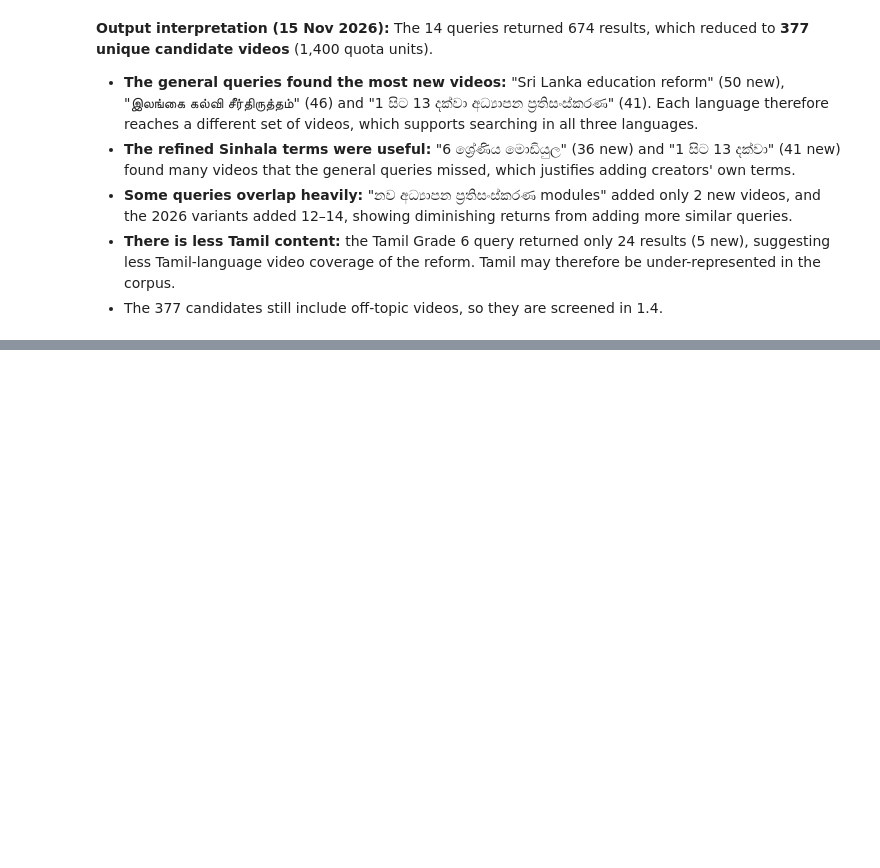
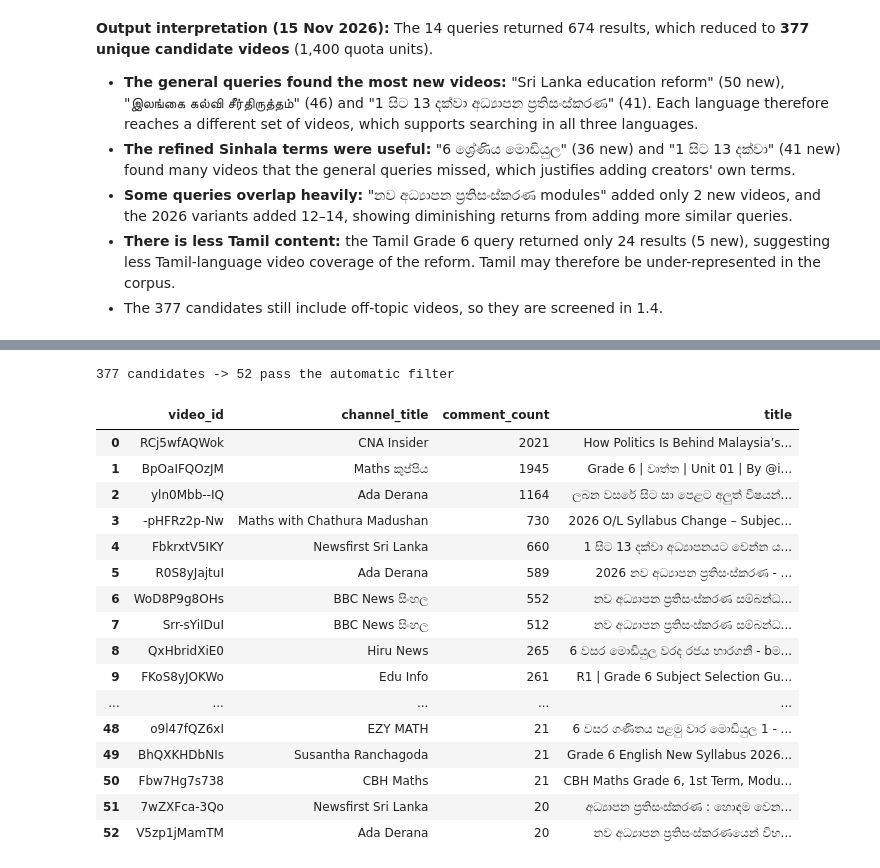
Before and after one commit to SiyumiJayawardhane/sl-edu-reform-voices, a Jupyter notebook: Solution_2410215.ipynb, the cells around one changed output, grey strips where cells are left out. Cells and saved outputs as stored; diff of their text form; code cells hidden in the pictures; blank space fills up the shorter version.

Commit message:
Task 1.4: video screening (threshold 20; 33 of 52 kept, 19 excluded with reasons), Tamil coverage and topic coverage checks

```diff
--- a/Solution_2410215.ipynb
+++ b/Solution_2410215.ipynb
@@ -214,0 +222,46 @@ print(len(found), "unique candidate videos | quota used:", QUOTA_USED)
+# %%
+rows, ids = [], list(found)
+for i in range(0, len(ids), 50):                      # 50 videos per call = 1 unit
+    r = api_call(yt.videos().list(part="snippet,statistics", id=",".join(ids[i:i+50])),
+                 "videos", f"details batch {i//50 + 1}", 1)
+    for v in r["items"]:
+        s, st = v["snippet"], v["statistics"]
+        rows.append({"video_id": v["id"], "channel_id": s["channelId"],
+                     "channel_title": s["channelTitle"], "title": s["title"],
+                     "published_at": s["publishedAt"],
+                     "comment_count": int(st.get("commentCount", 0)),
+                     "text": (s["title"] + " " + s.get("description", "")).lower()})
+
+candidates = pd.DataFrame(rows).sort_values("comment_count", ascending=False).reset_index(drop=True)
+candidates["found_by"] = candidates["video_id"].map(found)
+
+KEYWORDS = ["reform", "curriculum", "grade 6", "grade 1", "module", "syllabus",
+            "අධ්‍යාපන", "ප්‍රතිසංස්කරණ", "විෂය නිර්දේශ", "මොඩියුල", "ශ්‍රේණිය",
+            "கல்வி", "சீர்திருத்த", "பாடத்திட்ட", "தரம்"]
+MIN_COMMENTS = 20
+
+candidates["auto_pass"] = (candidates["text"].apply(lambda t: any(k in t for k in KEYWORDS))
+                           & (candidates["comment_count"] >= MIN_COMMENTS))
+
+print(f"{len(candidates)} candidates -> {candidates['auto_pass'].sum()} pass the automatic filter")
+pd.set_option("display.max_colwidth", 80); pd.set_option("display.max_rows", 200)
+candidates.loc[candidates["auto_pass"], ["video_id", "channel_title", "comment_count", "title"]]
+# %% [output]
+377 candidates -> 52 pass the automatic filter
+|  | video_id | channel_title | comment_count | title |
+| 0 | RCj5wfAQWok | CNA Insider | 2021 | How Politics Is Behind Malaysia’s... |
+| 1 | BpOaIFQOzJM | Maths කුප්පිය | 1945 | Grade 6 | වෘත්ත | Unit 01 | By @i... |
+| 2 | yln0Mbb--IQ | Ada Derana | 1164 | ලබන වසරේ සිට සා පෙළට අලුත් විෂයන්... |
+| 3 | -pHFRz2p-Nw | Maths with Chathura Madushan | 730 | 2026 O/L Syllabus Change – Subjec... |
+| 4 | FbkrxtV5IKY | Newsfirst Sri Lanka | 660 | 1 සිට 13 දක්වා අධ්‍යාපනයට වෙන්න ය... |
+| 5 | R0S8yJajtuI | Ada Derana | 589 | 2026 නව අධ්‍යාපන ප්‍රතිසංස්කරණ - ... |
+| 6 | WoD8P9g8OHs | BBC News සිංහල | 552 | නව අධ්‍යාපන ප්‍රතිසංස්කරණ සම්බන්ධ... |
+| 7 | Srr-sYiIDuI | BBC News සිංහල | 512 | නව අධ්‍යාපන ප්‍රතිසංස්කරණ සම්බන්ධ... |
+| 8 | QxHbridXiE0 | Hiru News | 265 | 6 වසර මොඩියුල වරද රජය භාරගනී - bම... |
+| 9 | FKoS8yJOKWo | Edu Info | 261 | R1 | Grade 6 Subject Selection Gu... |
+| ... | ... | ... | ... | ... |
+| 48 | o9l47fQZ6xI | EZY MATH | 21 | 6 වසර ගණිතය පළමු වාර මොඩියුල 1 - ... |
+| 49 | BhQXKHDbNIs | Susantha Ranchagoda | 21 | Grade 6 English New Syllabus 2026... |
+| 50 | Fbw7Hg7s738 | CBH Maths | 21 | CBH Maths Grade 6, 1st Term, Modu... |
+| 51 | 7wZXFca-3Qo | Newsfirst Sri Lanka | 20 | අධ්‍යාපන ප්‍රතිසංස්කරණ : හොඳම වෙන... |
+| 52 | V5zp1jMamTM | Ada Derana | 20 | නව අධ්‍යාපන ප්‍රතිසංස්කරණයෙන් විභ... |
```
Also changed, not shown: parts of 9 cells of this notebook.
